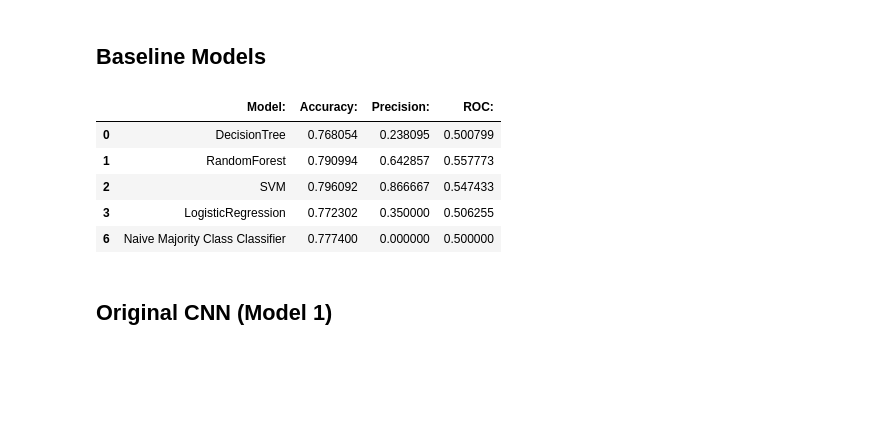
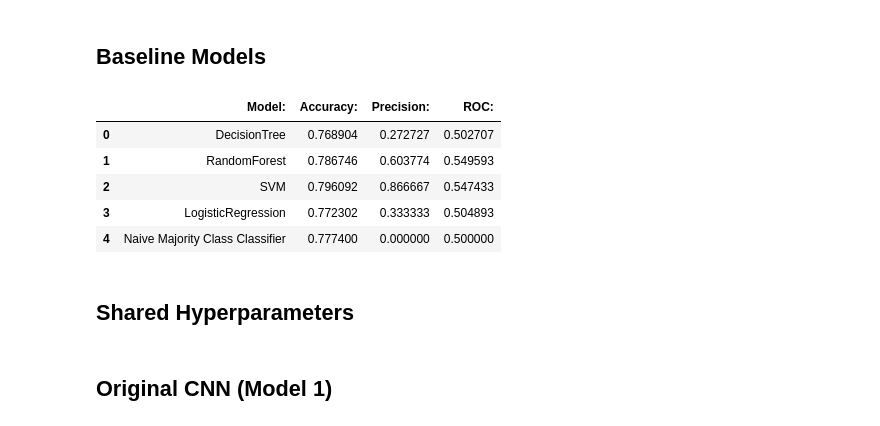
Before and after one commit to CooperStansbury/permission_pipeline, a Jupyter notebook: training_notebooks/train_custom_nn_models.ipynb, the cells around one changed output. Drawn from its saved outputs; the diff is of its cells as text; code cells hidden in the pictures; blank space fills up the shorter version.

```diff
--- a/training_notebooks/train_custom_nn_models.ipynb
+++ b/training_notebooks/train_custom_nn_models.ipynb
@@ -44,7 +45,7 @@ get_ipython().config.get('IPKernelApp', {})['parent_appname'] = ""
 # %% [markdown]
 ### Load annoations
 # %%
-annotations ='../data/data_turk/Annotations04-09-19.json'
+annotations ='../data/Annotations04-09-19.json'
 df = load_data.getJSONData(annotations)
 
 to  = 'label'
@@ -137,26 +140,28 @@ baseline_results_df = pd.DataFrame(new_rows)
 # %%
 # Naive baseline
 majority_class = np.zeros(len(text_test['label']))
 
-count = len(baseline_results_df) + 2
+count = len(baseline_results_df)
 
 ac = accuracy_score(text_test['label'], majority_class)
 pr = precision_score(text_test['label'], majority_class)
 roc = roc_auc_score(text_test['label'], majority_class)
 
 baseline_results_df.loc[count, 'Model:'] = 'Naive Majority Class Classifier'
 baseline_results_df.loc[count, 'Accuracy:'] = ac
 baseline_results_df.loc[count, 'Precision:'] = pr
 baseline_results_df.loc[count, 'ROC:'] = roc
 
 cols = ['Model:', 'Accuracy:', 'Precision:', 'ROC:']
 
 baseline_results_df = baseline_results_df[cols]
 baseline_results_df.head(len(baseline_results_df))
 # %% [output]
 |  | Model: | Accuracy: | Precision: | ROC: |
-| 0 | DecisionTree | 0.768054 | 0.238095 | 0.500799 |
-| 1 | RandomForest | 0.790994 | 0.642857 | 0.557773 |
+| 0 | DecisionTree | 0.768904 | 0.272727 | 0.502707 |
+| 1 | RandomForest | 0.786746 | 0.603774 | 0.549593 |
 | 2 | SVM | 0.796092 | 0.866667 | 0.547433 |
-| 3 | LogisticRegression | 0.772302 | 0.350000 | 0.506255 |
-| 6 | Naive Majority Class Classifier | 0.777400 | 0.000000 | 0.500000 |
+| 3 | LogisticRegression | 0.772302 | 0.333333 | 0.504893 |
+| 4 | Naive Majority Class Classifier | 0.777400 | 0.000000 | 0.500000 |
+# %% [markdown]
+## Shared Hyperparameters
```
Also changed, not shown: parts of 22 cells of this notebook.
